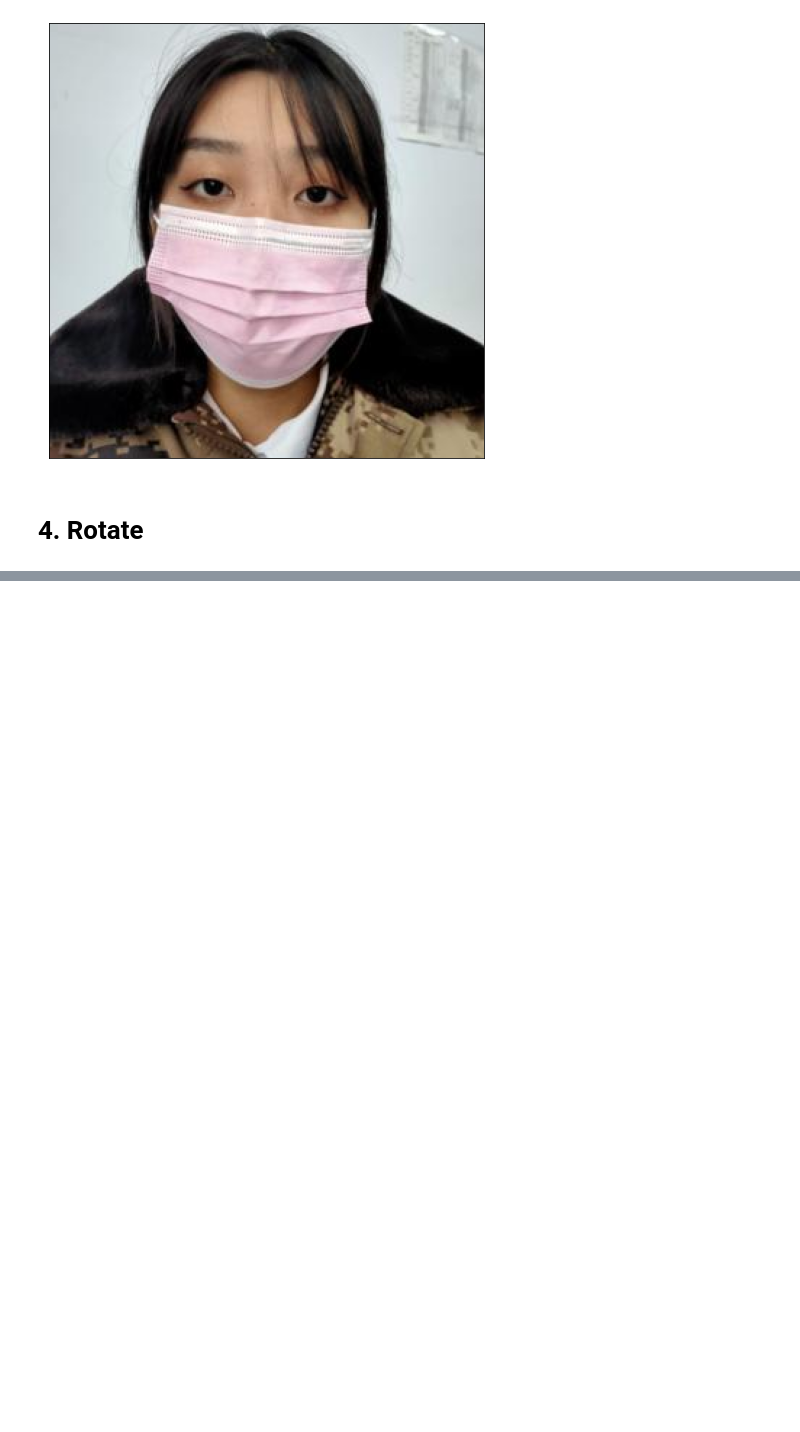
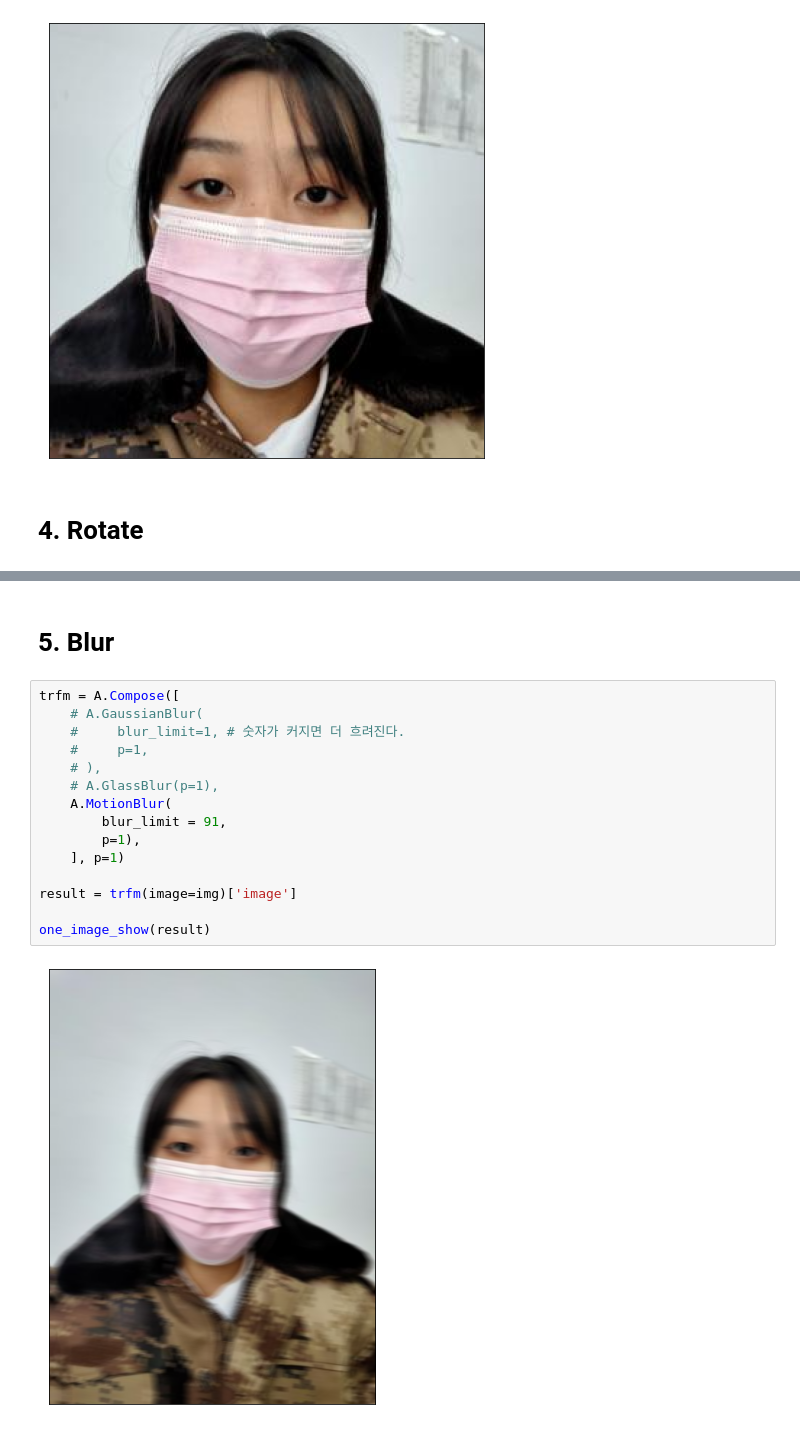
Before and after one commit to boostcampaitech3/level1-image-classification-level1-recsys-13, a Jupyter notebook: GwangSeok/practice/augmentation.ipynb, the cells around one changed output, grey strips where cells are left out. Saved outputs shown, nothing was run; the diff lists cells and outputs as text; blank space fills up the shorter version.

```diff
--- a/GwangSeok/practice/augmentation.ipynb
+++ b/GwangSeok/practice/augmentation.ipynb
@@ -100,0 +101,19 @@ one_image_show(result)
+# %% [markdown]
+# 5. Blur
+# %%
+trfm = A.Compose([
+    # A.GaussianBlur(
+    #     blur_limit=1, # 숫자가 커지면 더 흐려진다.
+    #     p=1,
+    # ),
+    # A.GlassBlur(p=1),
+    A.MotionBlur(
+        blur_limit = 91,
+        p=1),
+    ], p=1)
+
+result = trfm(image=img)['image']
+
+one_image_show(result)
+# %% [output]
+[figure, added]
```
Also changed, not shown: parts of 7 cells of this notebook.
